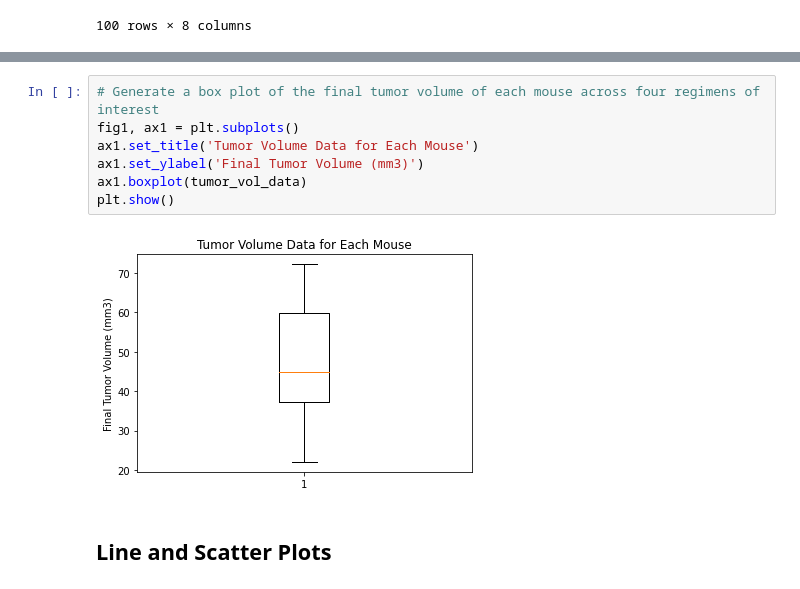
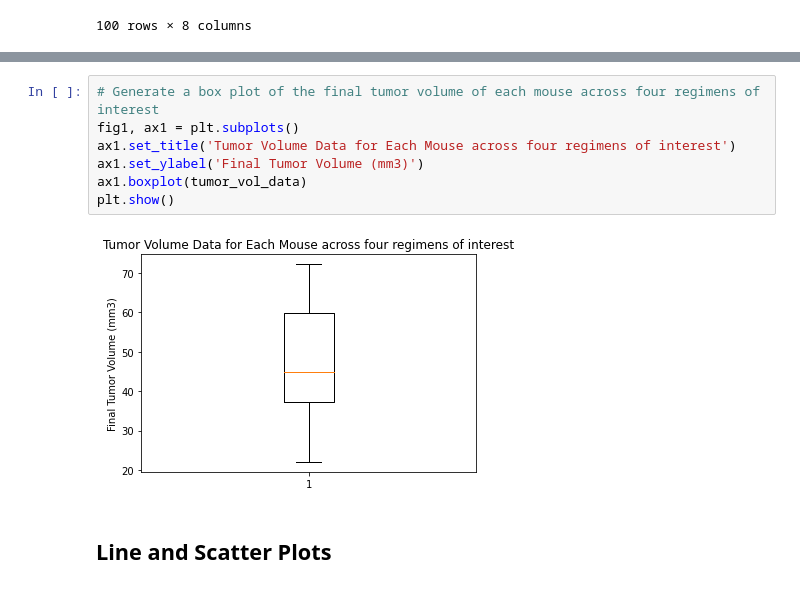
Before and after one commit to Kpearson72/Matplotlib_HW, a Jupyter notebook: Instructions copy/Pymaceuticals/pymaceuticals_starter-Copy2.ipynb, the cells around one changed output, grey strips where cells are left out. Cells and saved outputs as stored; diff of their text form.

```diff
--- a/Instructions copy/Pymaceuticals/pymaceuticals_starter-Copy2.ipynb
+++ b/Instructions copy/Pymaceuticals/pymaceuticals_starter-Copy2.ipynb
@@ -280,12 +299,12 @@ print(tumor_vol_data)
 # %%
 # Generate a box plot of the final tumor volume of each mouse across four regimens of interest
 fig1, ax1 = plt.subplots()
-ax1.set_title('Tumor Volume Data for Each Mouse')
+ax1.set_title('Tumor Volume Data for Each Mouse across four regimens of interest')
 ax1.set_ylabel('Final Tumor Volume (mm3)')
 ax1.boxplot(tumor_vol_data)
 plt.show()
 # %% [output]
-[figure, old version]
+[figure, new version]
 # %% [markdown]
 ## Line and Scatter Plots
 # %%
```
Also changed, not shown: parts of 2 cells of this notebook.
